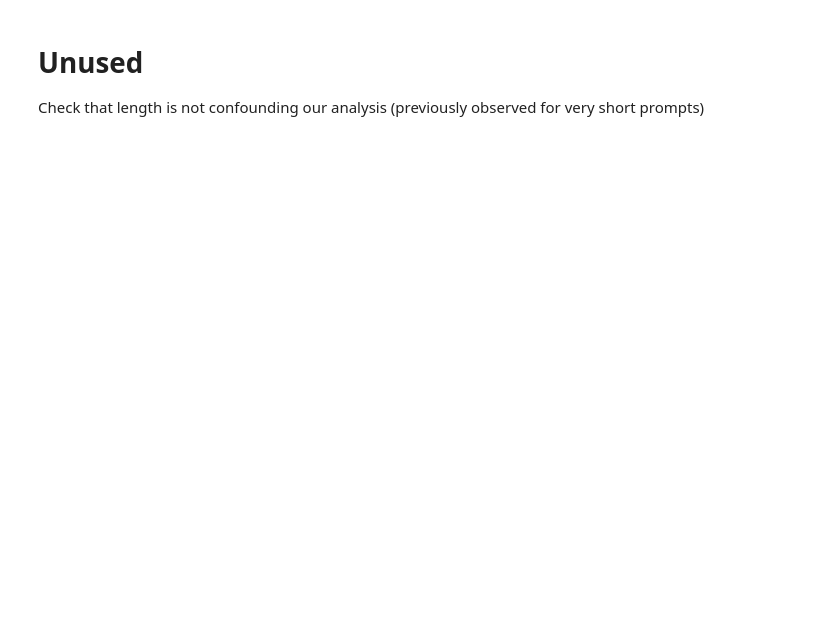
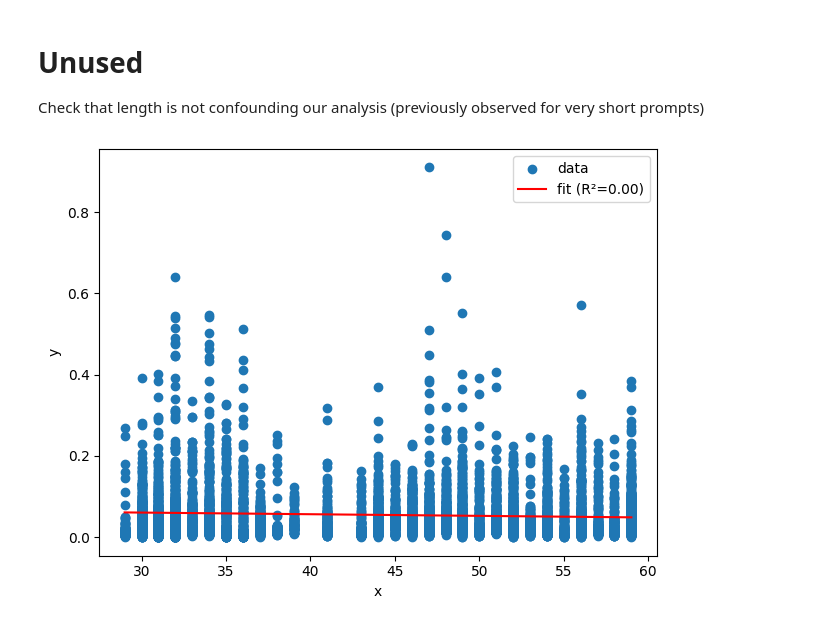
Before and after one commit to alexbecker/prompt-injection, a Jupyter notebook: analysis.ipynb, the cells around one changed output. Saved outputs shown, nothing was run; the diff lists cells and outputs as text; code cells hidden in the pictures; blank space fills up the shorter version.

```diff
--- a/analysis.ipynb
+++ b/analysis.ipynb
@@ -500,29 +581,31 @@ df2
 
 Check that length is not confounding our analysis (previously observed for very short prompts)
 # %%
-data = df[(df["attack"] == "Benign") & (df["response_len"] == 3)].copy()
+data = df[(df["group"] == "Benign") & (df["response_len"] == 3)].copy()
 data["len"] = data["user_rule_attr"].apply(len)
 
 import numpy as np
 import matplotlib.pyplot as plt
 from scipy import stats
 
 x = data["len"]
 y = data["euclidean"]
 
 slope, intercept, r, p, stderr = stats.linregress(x, y)
 
 # line for plotting
 x_fit = np.linspace(x.min(), x.max(), 100)
 y_fit = slope * x_fit + intercept
 
 # ----- plot -----
 fig, ax = plt.subplots()
 ax.scatter(x, y, label='data')
 ax.plot(x_fit, y_fit, color='red', label=f'fit (R²={r**2:.2f})')
 
 ax.set_xlabel('x')
 ax.set_ylabel('y')
 ax.legend()
 plt.tight_layout()
 plt.show()
+# %% [output]
+[figure, added]
```
Also changed, not shown: parts of 12 cells of this notebook, 3 other files.
